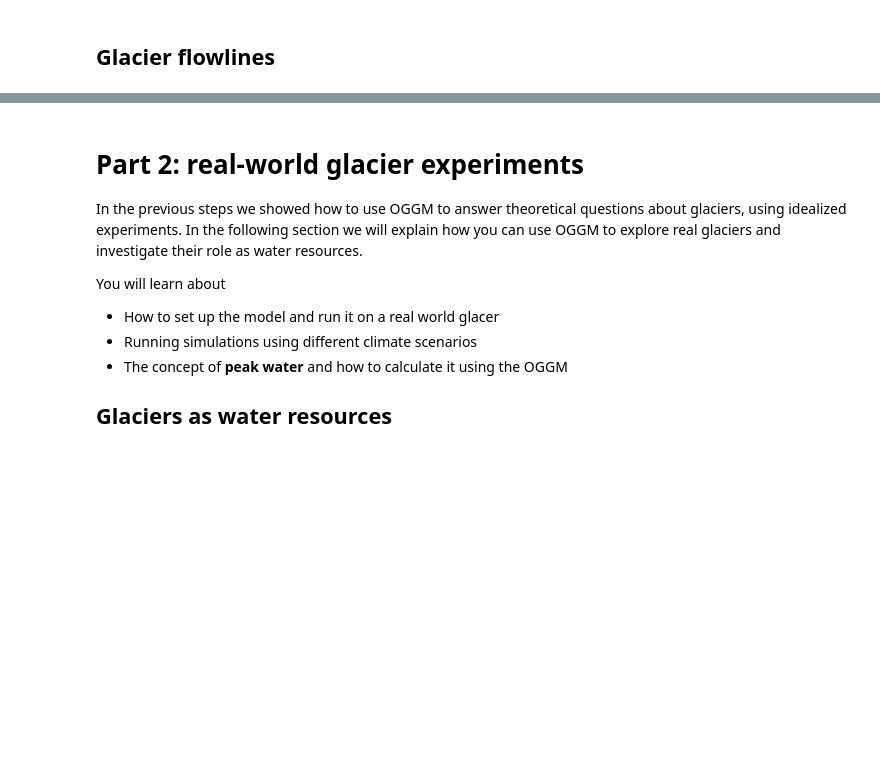
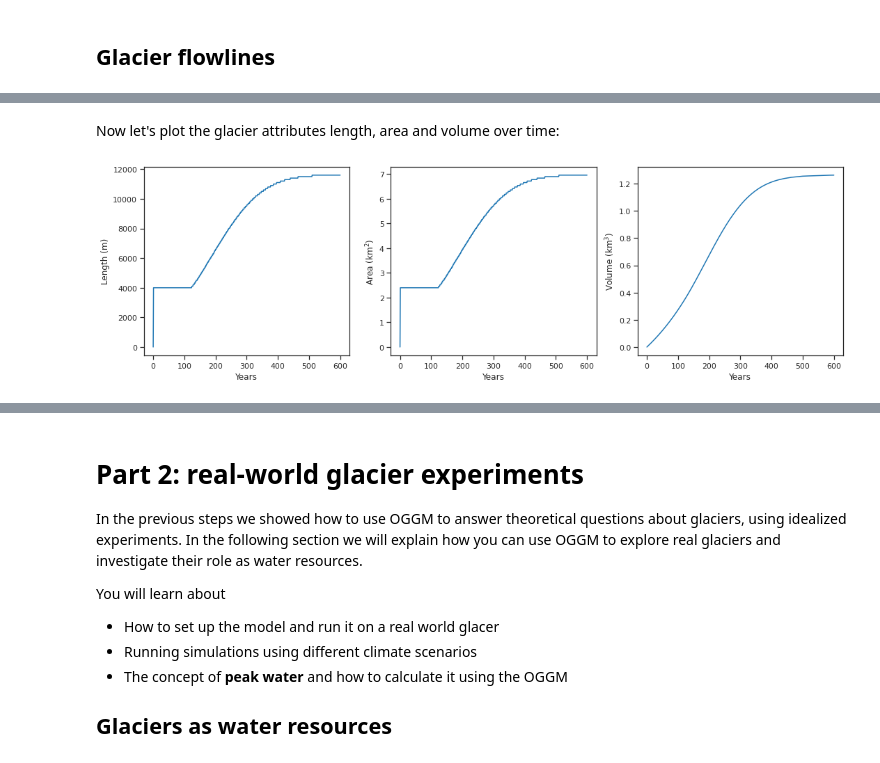
Before and after one commit to OGGM/EarthCube2021, a Jupyter notebook: FM_01_OGGM-Edu_learn_and_teach_about_glaciers.ipynb, the cells around one changed output, grey strips where cells are left out. Drawn from its saved outputs; the diff is of its cells as text; code cells hidden in the pictures; blank space fills up the shorter version.

```diff
--- a/FM_01_OGGM-Edu_learn_and_teach_about_glaciers.ipynb
+++ b/FM_01_OGGM-Edu_learn_and_teach_about_glaciers.ipynb
@@ -310,0 +226,12 @@ Maybe continue with 'Retreating' from advance_and_retreat notebook
+# %% [markdown]
+Now let's plot the glacier attributes length, area and volume over time:
+# %%
+f, (ax1, ax2, ax3) = plt.subplots(1, 3, figsize=(18, 5))
+ds.length_m.plot(ax=ax1);
+ax1.set_xlabel('Years'); ax1.set_ylabel('Length (m)');
+(ds.area_m2 * 1e-6) .plot(ax=ax2);
+ax2.set_xlabel('Years'); ax2.set_ylabel('Area (km$^2$)');
+(ds.volume_m3 * 1e-9) .plot(ax=ax3);
+ax3.set_xlabel('Years'); ax3.set_ylabel('Volume (km$^3$)');
+# %% [output]
+[figure, added]
```
Also changed, not shown: parts of 156 cells of this notebook, 1 other file.
